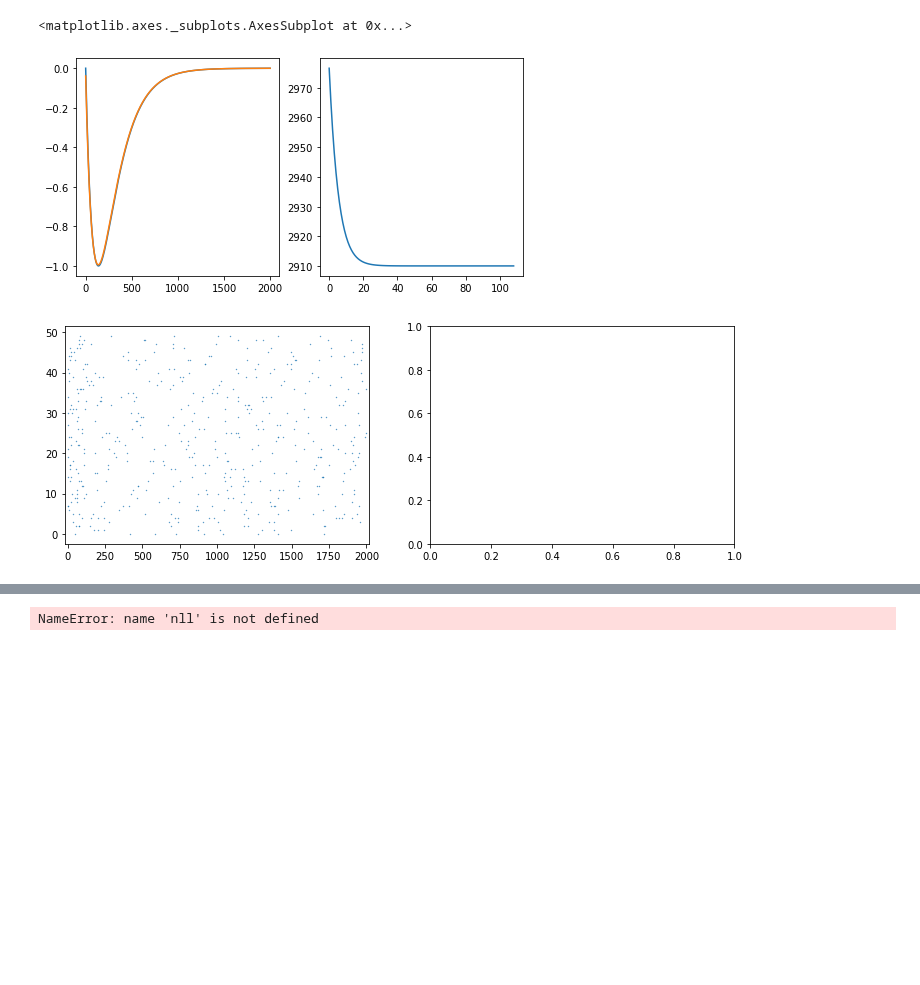
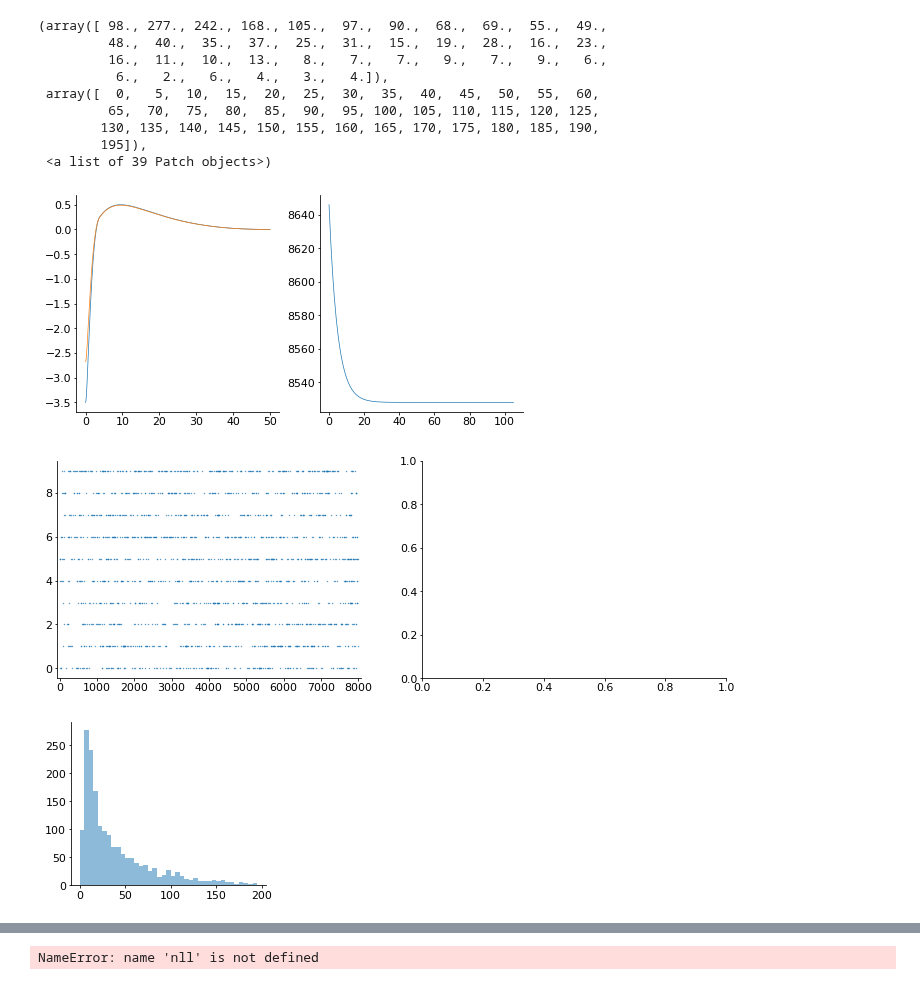
Before and after one commit to diegoarri91/mmd-glm, a Jupyter notebook: cool_stuff/thing.ipynb, the cells around one changed output, grey strips where cells are left out. Drawn from its saved outputs; the diff is of its cells as text; code cells hidden in the pictures; blank space fills up the shorter version.

```diff
--- a/cool_stuff/thing.ipynb
+++ b/cool_stuff/thing.ipynb
@@ -37,19 +29,37 @@ The autoreload extension is already loaded. To reload it, use:
+# %%
+import sys
+import matplotlib as mpl
+sys.path.append('/home/diego/Dropbox/hold_noise/mpl_styles/')
+
+from nips import *
+for key, val in paper.items():
+    mpl.rcParams[key] = val
+palette = dict(d='C0', ml='C2', mmd='C1')
 # %%
 # num_epochs = 200
 # lr = 5e-2
 
-n = 50
+def raised_cosine(t, phi, a, c):
+    return (1 + np.cos(np.maximum(-np.pi, np.minimum(a * np.log(t + c) - phi, np.pi)))) / 2
+
+n = 10
 # eta_true = KernelFun.exponential([50], coefs=[-5])
-eta_true = KernelFun.exponential([100, 200], coefs=[4., -4.])
+# eta_true = KernelFun.exponential([10, 20], coefs=[4., -4.])
+eta_true = KernelFun(raised_cosine, basis_kwargs=dict(phi=np.array([0, np.pi * 1.5])),
+                     shared_kwargs=dict(a=2e0, c=1e0), coefs=np.array([-3.5, 0.5]), support=[0, 50])
 glm_true = GLM(u0=-4, eta=eta_true.copy())
 
-t = np.arange(0, 2000, 1)
+t = np.arange(0, 8000, 1)
 _, _, mask_spikes_te = glm_true.sample(t, shape=(n,))
+print(np.sum(mask_spikes_te, 0))
 mask_spikes_te_torch = torch.from_numpy(mask_spikes_te.copy())
 st_dc = SpikeTrain(t, mask_spikes_te)
+isi_d = st_dc.isi_distribution()
 
 # eta_fit = KernelFun.exponential([50], coefs=[0])
-eta_fit = KernelFun.exponential([100, 200], coefs=[2, -3])
+# eta_fit = KernelFun.exponential([10, 20], coefs=[2, -3])
+eta_fit = KernelFun(raised_cosine, basis_kwargs=dict(phi=np.array([0, np.pi * 1.5])),
+                     shared_kwargs=dict(a=2e0, c=1e0), coefs=np.array([-2, 0]), support=[0, 50])
 
 glm_fit = GLM(u0=-3.6, eta=eta_fit.copy())
 opt = glm_fit.fit(st_dc.t, st_dc.mask, verbose=True, newton_kwargs=dict(stop_cond=1e-12))
@@ -65,4 +75,11 @@ ax2.plot(opt.obj_iterations)
 
 fig, (ax1, ax2) = plt.subplots(figsize=(12, 4), nrows=1, ncols=2)
 st_dc.plot(ax=ax1, marker='.', ms=0.7)
+
+bins = np.arange(0, 200, 5)
+fig, ax = plt.subplots()
+ax.hist(isi_d, alpha=0.5, bins=bins)
+# ax.plot([mu_d, mu_d], [0, 200], 'C0--')
+# ax.plot([mu2_d**0.5, mu2_d**0.5], [0, 200], 'C0-')
+# ax.plot([mu3_d**(1/3), mu3_d**(1/3)], [0, 200], 'C0-x')
 # %% [output]
@@ -76,3 +94,12 @@ u0 true/fit -4 -3.9718562709774874
-<matplotlib.axes._subplots.AxesSubplot at 0x...>
+(array([ 98., 277., 242., 168., 105.,  97.,  90.,  68.,  69.,  55.,  49.,
+         48.,  40.,  35.,  37.,  25.,  31.,  15.,  19.,  28.,  16.,  23.,
+         16.,  11.,  10.,  13.,   8.,   7.,   7.,   9.,   7.,   9.,   6.,
+          6.,   2.,   6.,   4.,   3.,   4.]),
+ array([  0,   5,  10,  15,  20,  25,  30,  35,  40,  45,  50,  55,  60,
+         65,  70,  75,  80,  85,  90,  95, 100, 105, 110, 115, 120, 125,
+        130, 135, 140, 145, 150, 155, 160, 165, 170, 175, 180, 185, 190,
+        195]),
+ <a list of 39 Patch objects>)
-[figure, old version]
+[figure, new version]
-[figure, old version]
+[figure, new version]
+[figure, added]
```
Also changed, not shown: parts of 17 cells of this notebook, 42 other files.
